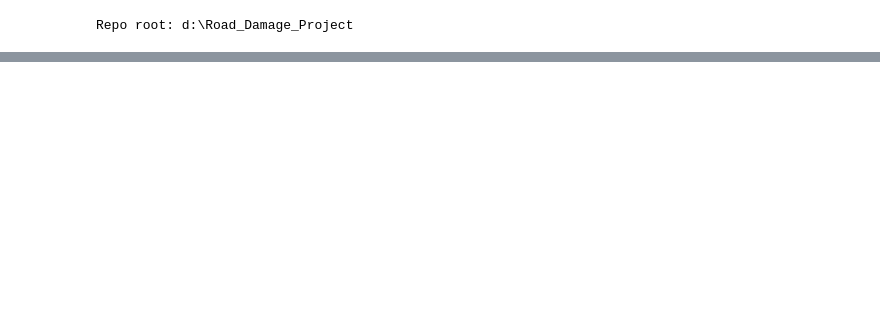
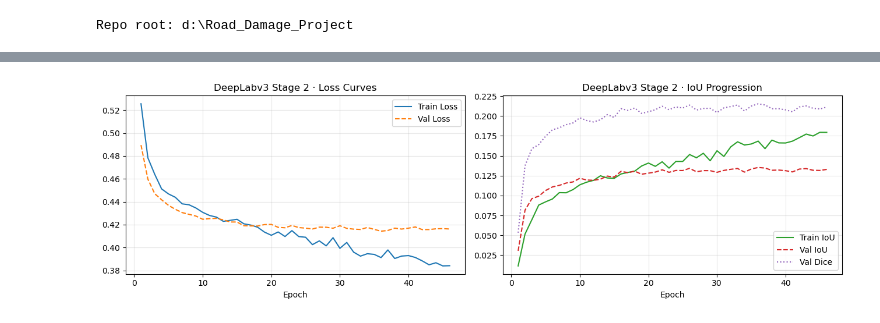
Before and after one commit to fra241632/CSE445-Road-Damage-detection-and-lane-segmentation-using-image-segmentation, a Jupyter notebook: notebooks/04_compare_crack_deeplabv3.ipynb, the cells around one changed output, grey strips where cells are left out. Drawn from its saved outputs; the diff is of its cells as text; code cells hidden in the pictures; blank space fills up the shorter version.

Commit message:
feat: integrate DeepLabv3 2-stage training into shared pipeline

```diff
--- a/notebooks/04_compare_crack_deeplabv3.ipynb
+++ b/notebooks/04_compare_crack_deeplabv3.ipynb
@@ -150,0 +212,30 @@ DeepLabV3  0.6000  0.7313     0.9752     0.7266  0.7818
+# %%
+# Plot DeepLabv3 Fine-Tuning Curves
+log_path = config.EXP_DIR / cfg_s2['run_name'] / 'train_log.csv'
+if log_path.exists():
+    df_s2 = pd.read_csv(log_path)
+elif 'history_s2' in locals() and history_s2:
+    df_s2 = pd.DataFrame(history_s2)
+else:
+    df_s2 = None
+
+if df_s2 is not None and not df_s2.empty:
+    fig, axes = plt.subplots(1, 2, figsize=(13, 4))
+    axes[0].plot(df_s2['epoch'], df_s2['train_loss'], label='Train Loss', color='tab:blue')
+    axes[0].plot(df_s2['epoch'], df_s2['val_loss'],   label='Val Loss',   color='tab:orange', linestyle='--')
+    axes[0].set_title('DeepLabv3 Stage 2 · Loss Curves')
+    axes[0].set_xlabel('Epoch')
+    axes[0].legend()
+    axes[0].grid(True, alpha=0.3)
+
+    axes[1].plot(df_s2['epoch'], df_s2['train_iou'], label='Train IoU', color='tab:green')
+    axes[1].plot(df_s2['epoch'], df_s2['val_iou'],   label='Val IoU',   color='tab:red', linestyle='--')
+    axes[1].plot(df_s2['epoch'], df_s2['val_dice'],  label='Val Dice',  color='tab:purple', linestyle=':')
+    axes[1].set_title('DeepLabv3 Stage 2 · IoU Progression')
+    axes[1].set_xlabel('Epoch')
+    axes[1].legend()
+    axes[1].grid(True, alpha=0.3)
+    plt.tight_layout()
+    plt.show()
+# %% [output]
+[figure, added]
```
Also changed, not shown: parts of 25 cells of this notebook, 5 other files.
